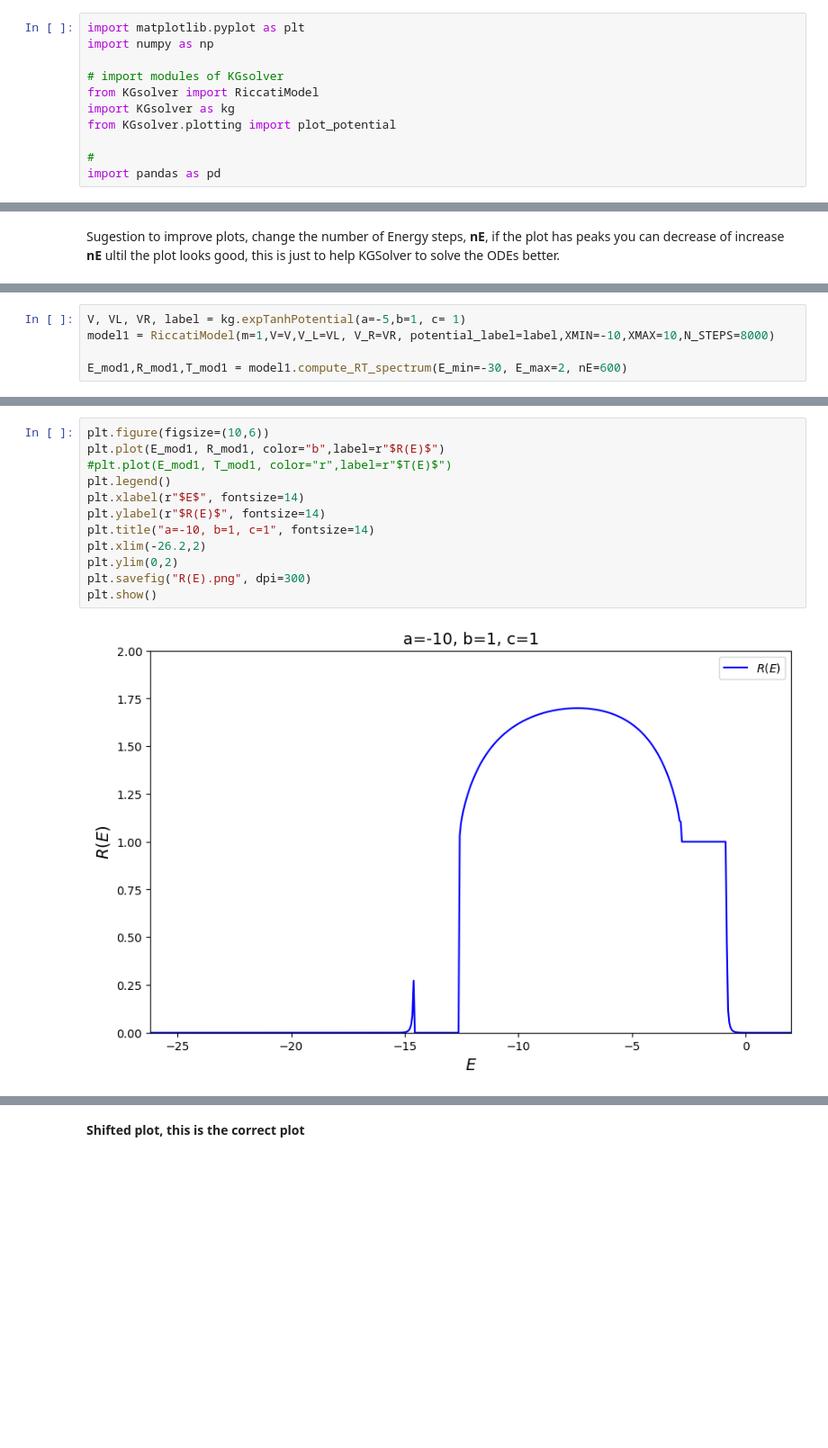
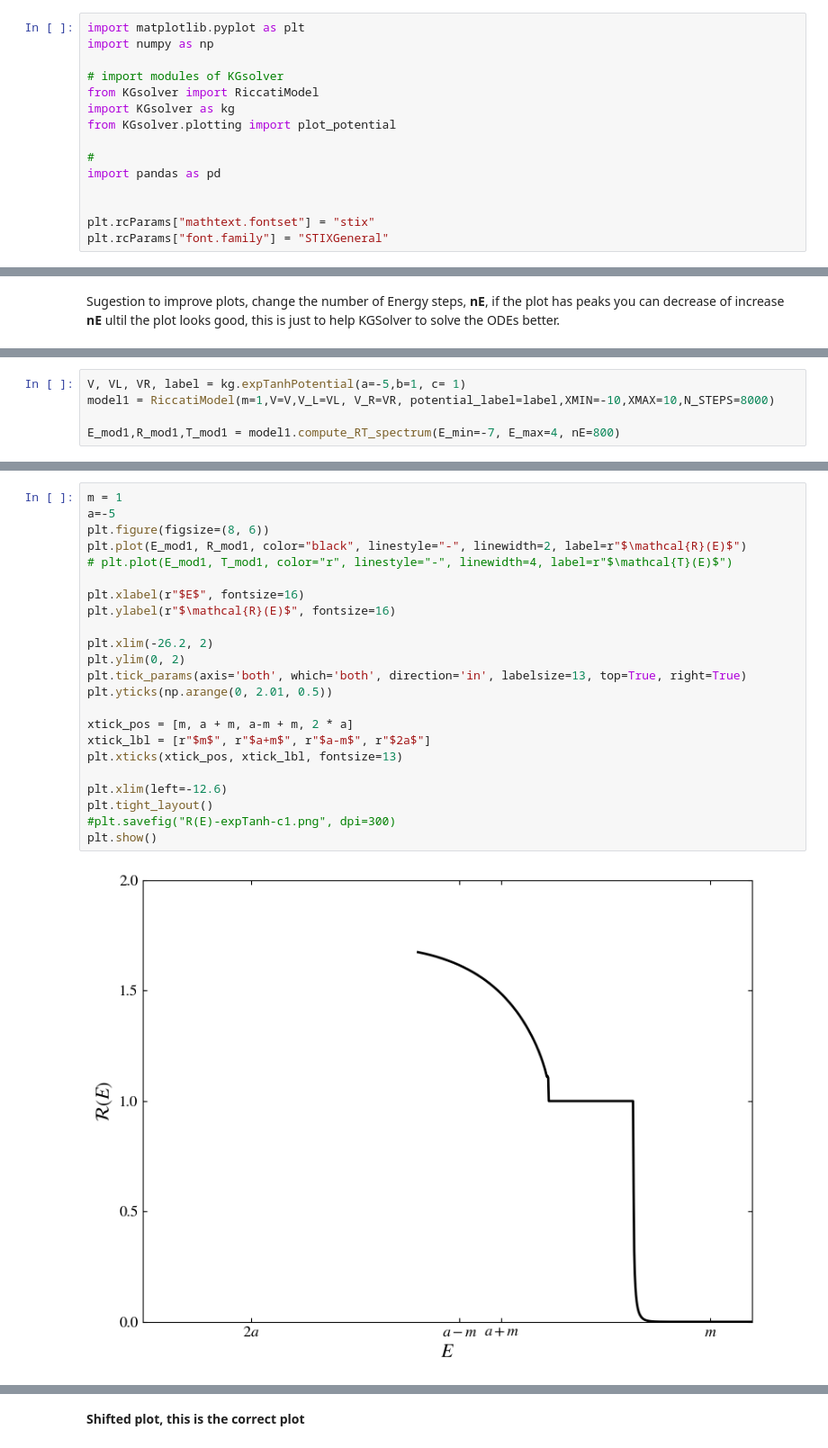
Before and after one commit to AnyelTars/RelativisticQuantumMechanics, a Jupyter notebook: KGsolver/notebooks/examples.ipynb, the cells around one changed output, grey strips where cells are left out. Shown at 90% size. Drawn from its saved outputs; the diff is of its cells as text; blank space fills up the shorter version.

Commit message:
figures for paper exptanh and tanh

```diff
--- a/KGsolver/notebooks/examples.ipynb
+++ b/KGsolver/notebooks/examples.ipynb
@@ -11,6 +11,10 @@ from KGsolver.plotting import plot_potential
 
 #
 import pandas as pd
+
+
+plt.rcParams["mathtext.fontset"] = "stix"
+plt.rcParams["font.family"] = "STIXGeneral"
 # %% [markdown]
 ## Exponential Hyperbolic Tangent potential (alpha potential)
 # %% [markdown]
@@ -21,4 +48,4 @@ Sugestion to improve plots, change the number of Energy steps, **nE**, if the pl
 V, VL, VR, label = kg.expTanhPotential(a=-5,b=1, c= 1)
 model1 = RiccatiModel(m=1,V=V,V_L=VL, V_R=VR, potential_label=label,XMIN=-10,XMAX=10,N_STEPS=8000)
 
-E_mod1,R_mod1,T_mod1 = model1.compute_RT_spectrum(E_min=-30, E_max=2, nE=600)
+E_mod1,R_mod1,T_mod1 = model1.compute_RT_spectrum(E_min=-7, E_max=4, nE=800)
@@ -30,15 +52,26 @@ plot_potential(model1)
 # %%
-plt.figure(figsize=(10,6))
-plt.plot(E_mod1, R_mod1, color="b",label=r"$R(E)$")
-#plt.plot(E_mod1, T_mod1, color="r",label=r"$T(E)$")
-plt.legend()
-plt.xlabel(r"$E$", fontsize=14)
-plt.ylabel(r"$R(E)$", fontsize=14)
-plt.title("a=-10, b=1, c=1", fontsize=14)
-plt.xlim(-26.2,2)
-plt.ylim(0,2)
-plt.savefig("R(E).png", dpi=300)
+m = 1
+a=-5
+plt.figure(figsize=(8, 6))
+plt.plot(E_mod1, R_mod1, color="black", linestyle="-", linewidth=2, label=r"$\mathcal{R}(E)$")
+# plt.plot(E_mod1, T_mod1, color="r", linestyle="-", linewidth=4, label=r"$\mathcal{T}(E)$")
+
+plt.xlabel(r"$E$", fontsize=16)
+plt.ylabel(r"$\mathcal{R}(E)$", fontsize=16)
+
+plt.xlim(-26.2, 2)
+plt.ylim(0, 2)
+plt.tick_params(axis='both', which='both', direction='in', labelsize=13, top=True, right=True)
+plt.yticks(np.arange(0, 2.01, 0.5))
+
+xtick_pos = [m, a + m, a-m + m, 2 * a]
+xtick_lbl = [r"$m$", r"$a+m$", r"$a-m$", r"$2a$"]
+plt.xticks(xtick_pos, xtick_lbl, fontsize=13)
+
+plt.xlim(left=-12.6)
+plt.tight_layout()
+#plt.savefig("R(E)-expTanh-c1.png", dpi=300)
 plt.show()
 # %% [output]
-[figure, old version]
+[figure, new version]
 # %%
```
Also changed, not shown: parts of 20 cells of this notebook.
